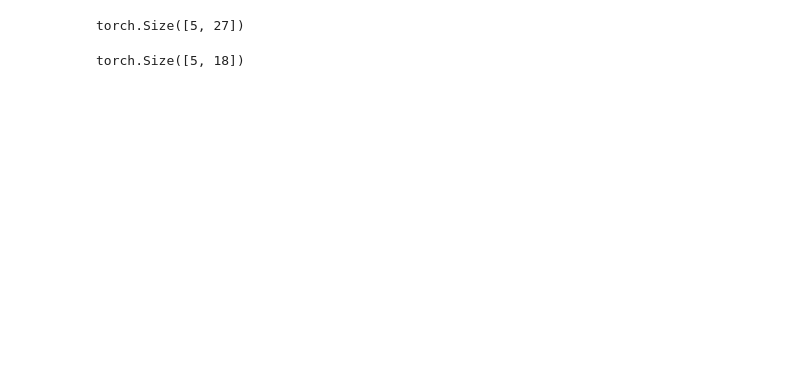
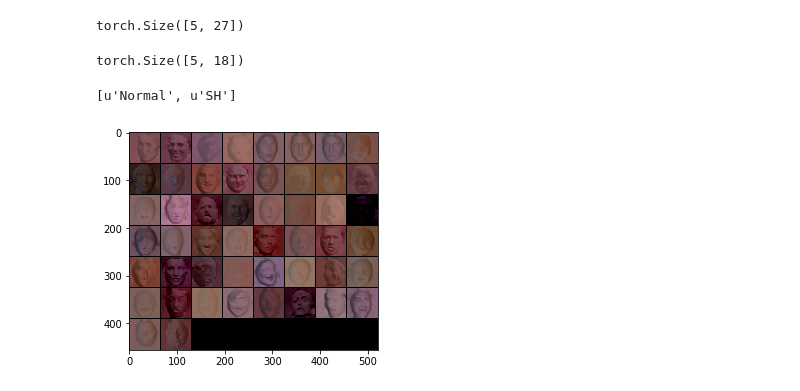
Before and after one commit to bhushan23/Light-Estimation, a Jupyter notebook: LDAN/ShadingFromSH.ipynb, the cells around one changed output. Saved outputs shown, nothing was run; the diff lists cells and outputs as text; code cells hidden in the pictures; blank space fills up the shorter version.

```diff
--- a/LDAN/ShadingFromSH.ipynb
+++ b/LDAN/ShadingFromSH.ipynb
@@ -277,3 +267,24 @@ b = a[:,9:]  #.unsqueeze(0)
 b.shape
 # %% [output]
 torch.Size([5, 18])
+# %%
+# Test output of Model
+hf = h5py.File('./Normal_SH.h5', 'r')
+print hf.keys()
+Normal = hf['/Normal']
+SH = hf['/SH']
+# %% [output]
+[u'Normal', u'SH']
+# %%
+rNomal = torch.utils.data.DataLoader(Normal, batch_size= batch_size, shuffle = False)
+rSH = torch.utils.data.DataLoader(SH, batch_size= batch_size, shuffle = False)
+# %%
+imageOut = ShadingFromDataLoading(rNormal, rSH)
+# %%
+imageOut = denorm(imageOut)
+imageOut = imageOut.data
+imageOut1 = np.transpose(imageOut[0].numpy(), (1,2,0))
+# %%
+show(torchvision.utils.make_grid(imageOut, padding=1))
+# %% [output]
+[figure, added]
```
Also changed, not shown: parts of 10 cells of this notebook, 6 other files.
